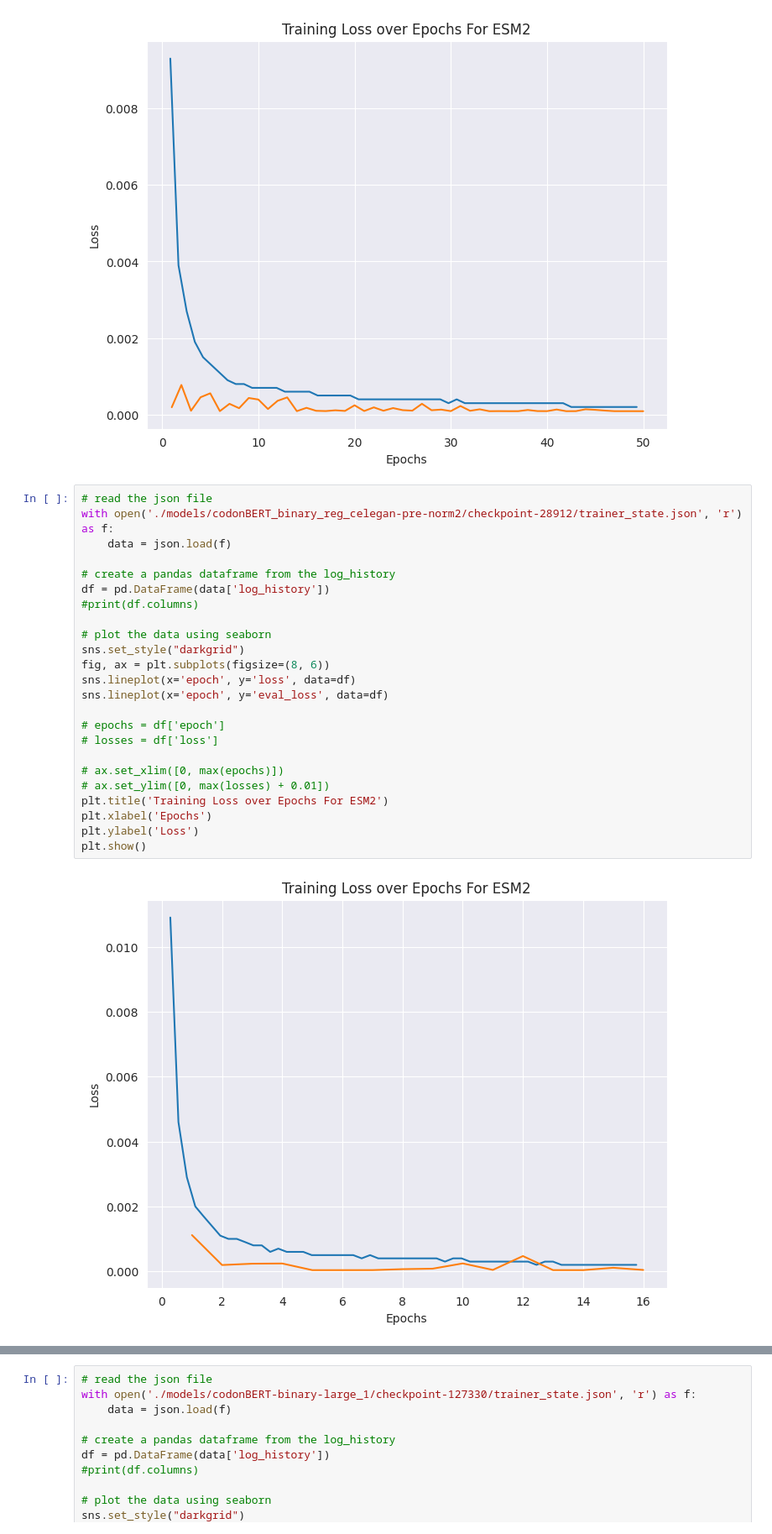
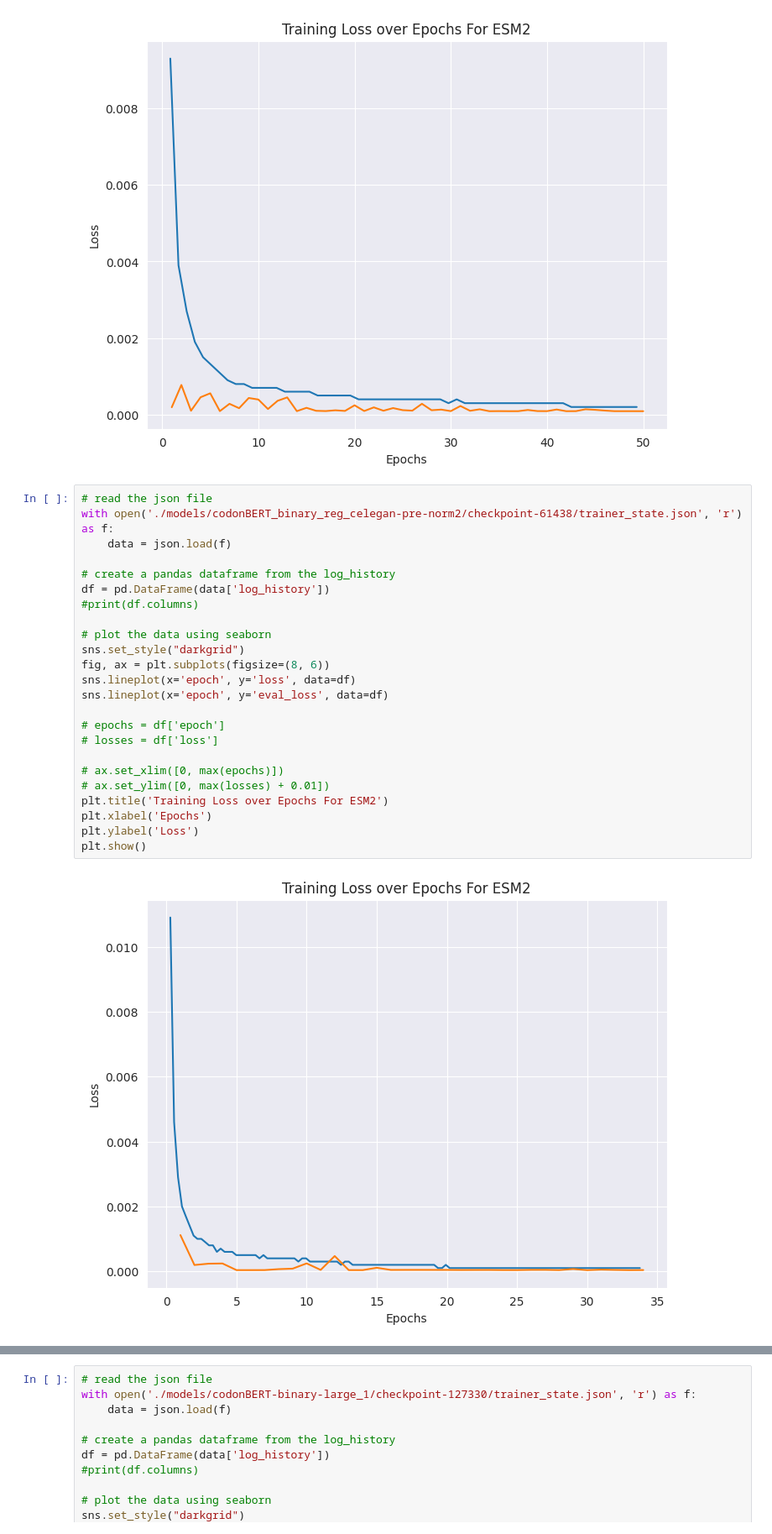
Before and after one commit to ababjac/codon-sentiment-score, a Jupyter notebook: loss_plot.ipynb, the cells around one changed output, grey strips where cells are left out. Shown at 84% size. Saved outputs shown, nothing was run; the diff lists cells and outputs as text.

```diff
--- a/loss_plot.ipynb
+++ b/loss_plot.ipynb
@@ -487,27 +487,27 @@ plt.show()
 [figure]
 # %%
 # read the json file
-with open('./models/codonBERT_binary_reg_celegan-pre-norm2/checkpoint-28912/trainer_state.json', 'r') as f:
+with open('./models/codonBERT_binary_reg_celegan-pre-norm2/checkpoint-61438/trainer_state.json', 'r') as f:
     data = json.load(f)
 
 # create a pandas dataframe from the log_history
 df = pd.DataFrame(data['log_history'])
 #print(df.columns)
 
 # plot the data using seaborn
 sns.set_style("darkgrid")
 fig, ax = plt.subplots(figsize=(8, 6))
 sns.lineplot(x='epoch', y='loss', data=df)
 sns.lineplot(x='epoch', y='eval_loss', data=df)
 
 # epochs = df['epoch']
 # losses = df['loss']
 
 # ax.set_xlim([0, max(epochs)])
 # ax.set_ylim([0, max(losses) + 0.01])
 plt.title('Training Loss over Epochs For ESM2')
 plt.xlabel('Epochs')
 plt.ylabel('Loss')
 plt.show()
 # %% [output]
-[figure, old version]
+[figure, new version]
```
Also changed, not shown: parts of 1 cell of this notebook, 3 other files.
